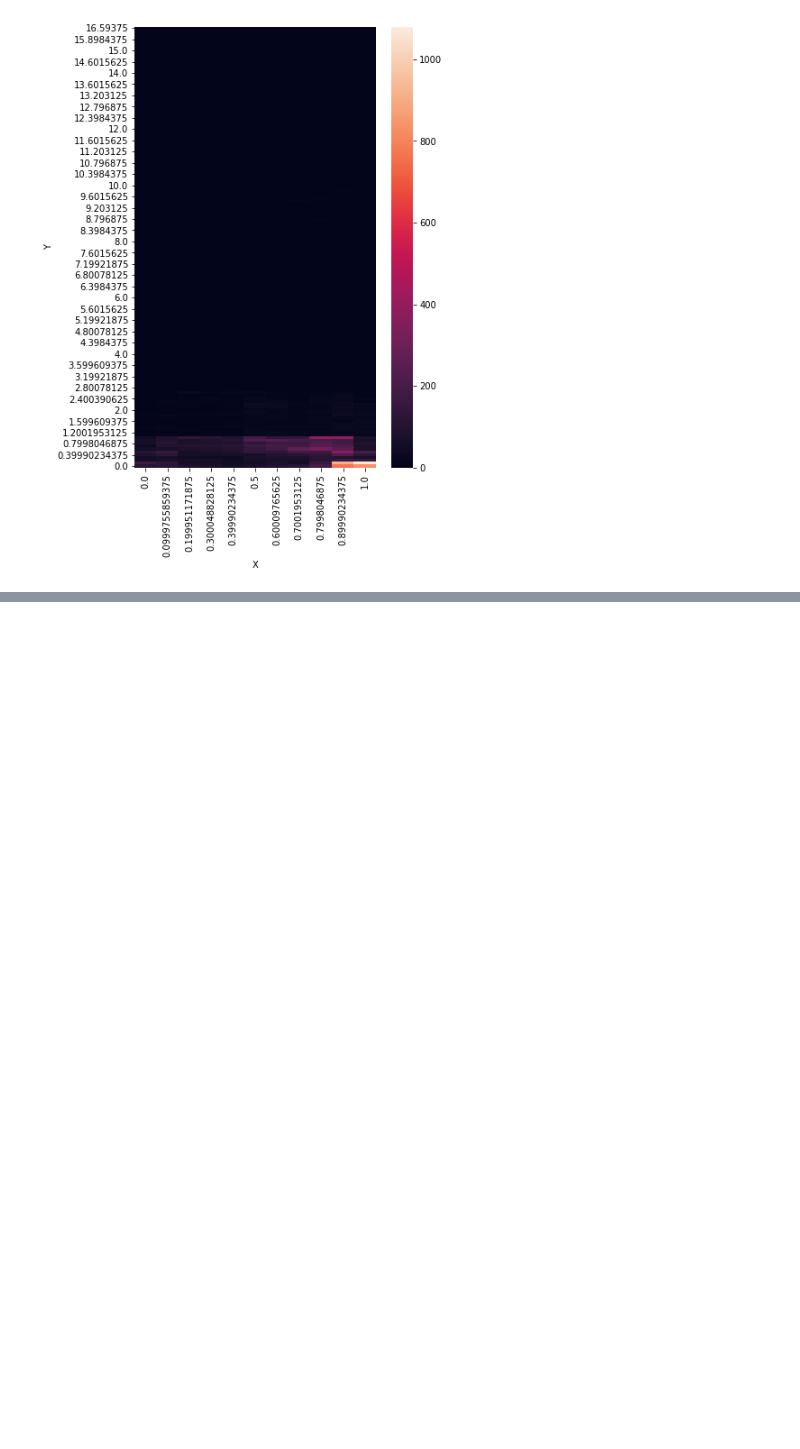
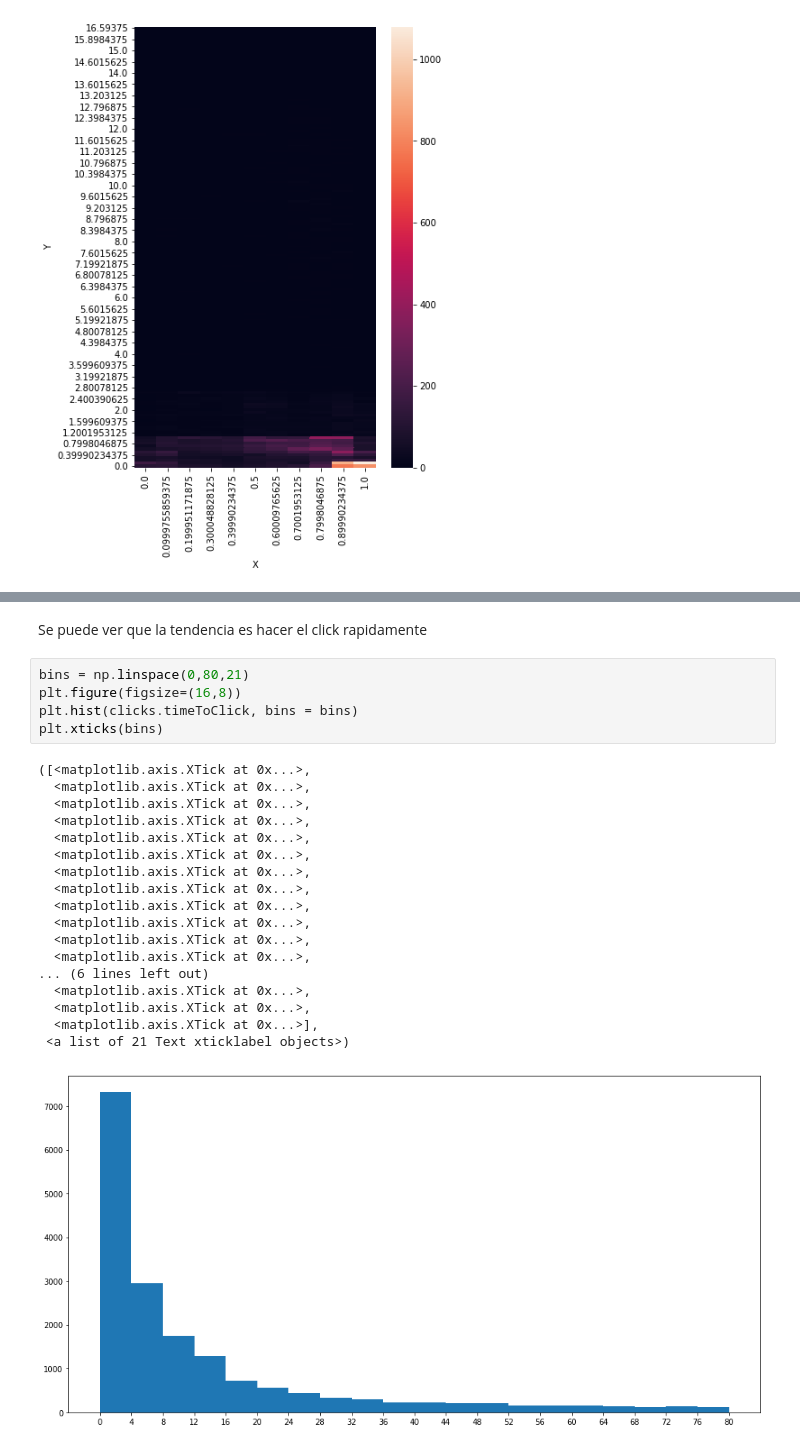
Before and after one commit to sberoch/Datos, a Jupyter notebook: tp1.ipynb, the cells around one changed output, grey strips where cells are left out. Drawn from its saved outputs; the diff is of its cells as text; blank space fills up the shorter version.

Commit message:
Agrego grafico de timeToClick

```diff
--- a/tp1.ipynb
+++ b/tp1.ipynb
@@ -175,0 +203,26 @@ sns.heatmap(nuevo)
+# %% [markdown]
+Se puede ver que la tendencia es hacer el click rapidamente
+# %%
+bins = np.linspace(0,80,21)
+plt.figure(figsize=(16,8))
+plt.hist(clicks.timeToClick, bins = bins)
+plt.xticks(bins)
+# %% [output]
+([<matplotlib.axis.XTick at 0x...>,
+  <matplotlib.axis.XTick at 0x...>,
+  <matplotlib.axis.XTick at 0x...>,
+  <matplotlib.axis.XTick at 0x...>,
+  <matplotlib.axis.XTick at 0x...>,
+  <matplotlib.axis.XTick at 0x...>,
+  <matplotlib.axis.XTick at 0x...>,
+  <matplotlib.axis.XTick at 0x...>,
+  <matplotlib.axis.XTick at 0x...>,
+  <matplotlib.axis.XTick at 0x...>,
+  <matplotlib.axis.XTick at 0x...>,
+  <matplotlib.axis.XTick at 0x...>,
+... (6 lines left out)
+  <matplotlib.axis.XTick at 0x...>,
+  <matplotlib.axis.XTick at 0x...>,
+  <matplotlib.axis.XTick at 0x...>],
+ <a list of 21 Text xticklabel objects>)
+[figure, added]
```
Also changed, not shown: parts of 4 cells of this notebook.
